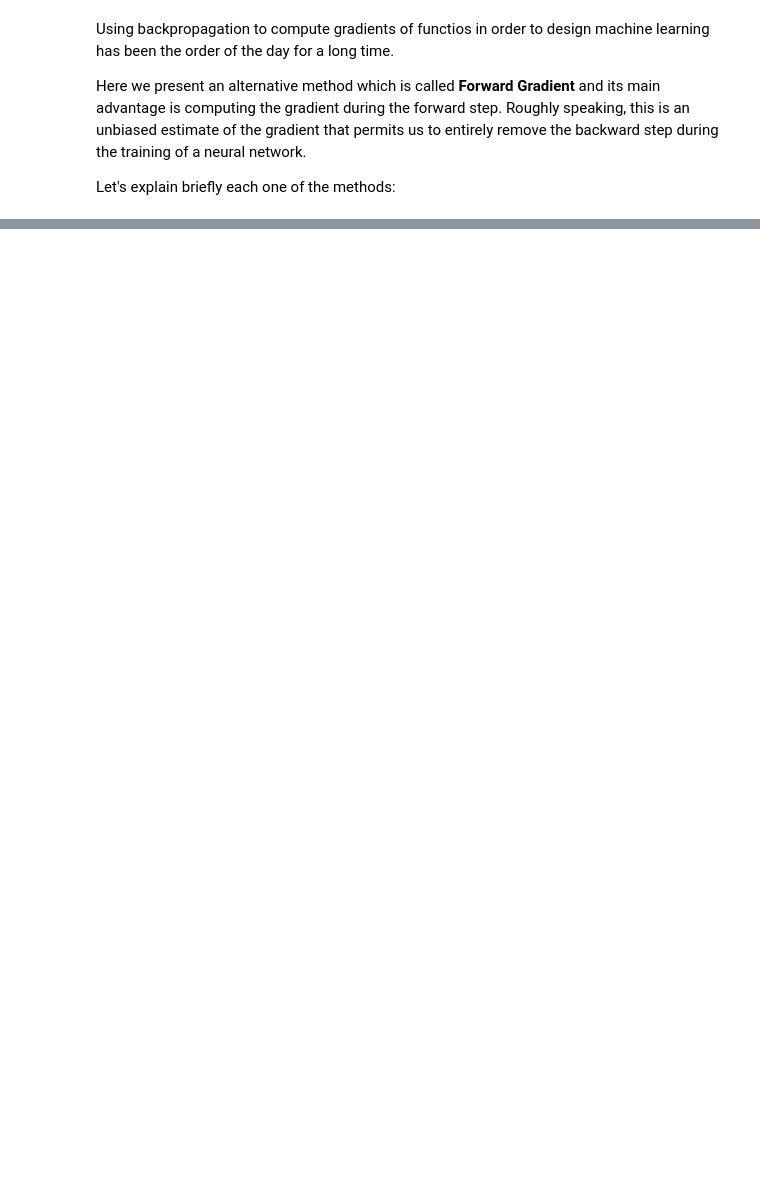
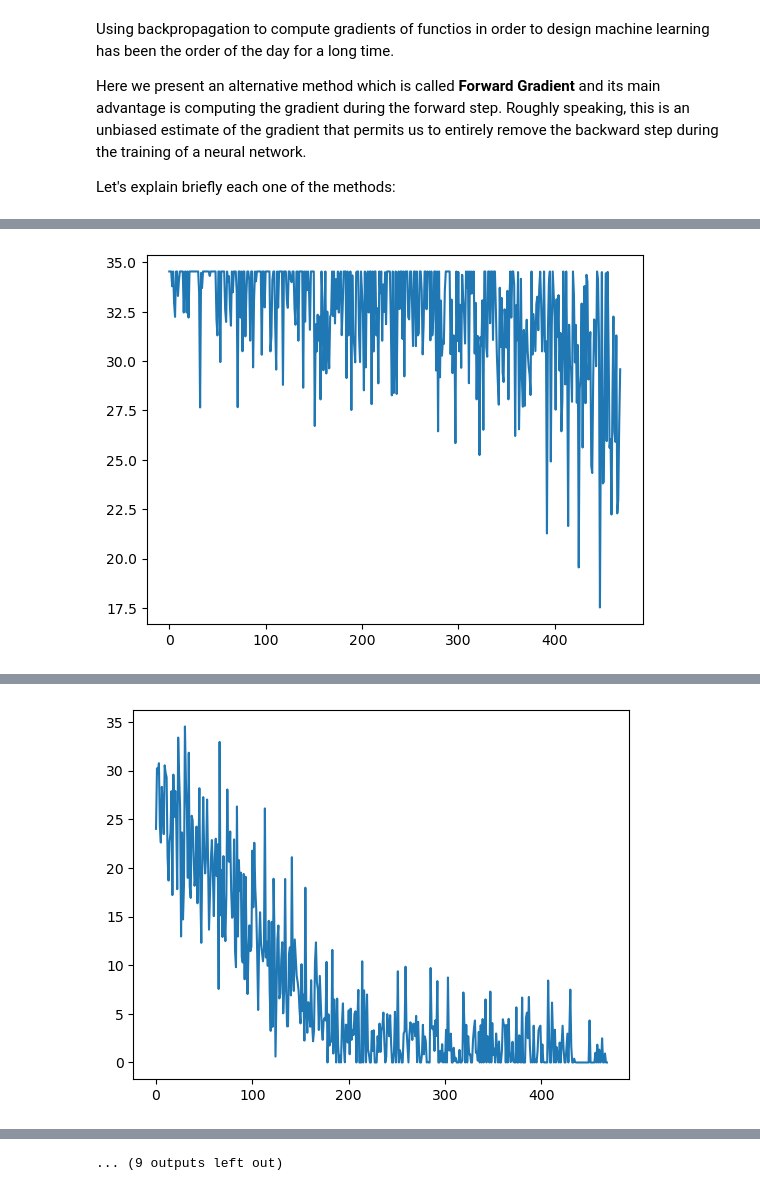
Before and after one commit to Naxetee/NN_FinalProject, a Jupyter notebook: NN_FinalProject.ipynb, the cells around one changed output, grey strips where cells are left out. Drawn from its saved outputs; the diff is of its cells as text; code cells hidden in the pictures; blank space fills up the shorter version.

Commit message:
BackPropagation Task Finished

```diff
--- a/NN_FinalProject.ipynb
+++ b/NN_FinalProject.ipynb
@@ -122,0 +188,5 @@ else:
+# %%
+# Now let's download the dataset
+
+train_data, target_data = download_mnist()
+print("MNIST dataset downloaded")
@@ -122,0 +207,11 @@ else:
+# %%
+from torch.utils.data import DataLoader
+
+BATCHSIZE = 128
+NUMWORKERS = 8
+train_data_loader = DataLoader(
+    train_data,
+    batch_size=BATCHSIZE,
+    num_workers=NUMWORKERS,
+    shuffle=True
+)
@@ -122,0 +220,5 @@ else:
+# %%
+for inputs, targets in train_data_loader:
+    print("Inputs: ", inputs.shape)
+    print("Targets: ", targets.shape, " === ", targets)
+    break
@@ -122,0 +266,4 @@ else:
+# %%
+# A function to compute losses
+def cross_entropy(targets, predictions):
+  return torch.abs(torch.gather(predictions + 1e-15 ,0,targets.reshape(-1,1)).log().mean())
@@ -122,0 +407,19 @@ else:
+# %%
+LR = 1e-4
+EPOCHS = 10
+DEVICE = torch.device(
+    f"cuda:0" if torch.cuda.is_available()
+    else "cpu"
+)
+
+NeuralNetwork = MultiLayer().to(DEVICE)
+
+BackTrain(
+    model=NeuralNetwork,
+    data_loader=train_data_loader,
+    loss_fn=cross_entropy,
+    learning_rate=LR,
+    device=DEVICE,
+    epochs=EPOCHS
+)
+# %% [output]
@@ -122,0 +434 @@ else:
+[figure, added]
@@ -122,0 +445 @@ else:
+[figure, added]
@@ -122,0 +490 @@ else:
+... (9 outputs left out)
```
Also changed, not shown: parts of 49 cells of this notebook, 39 other files.
